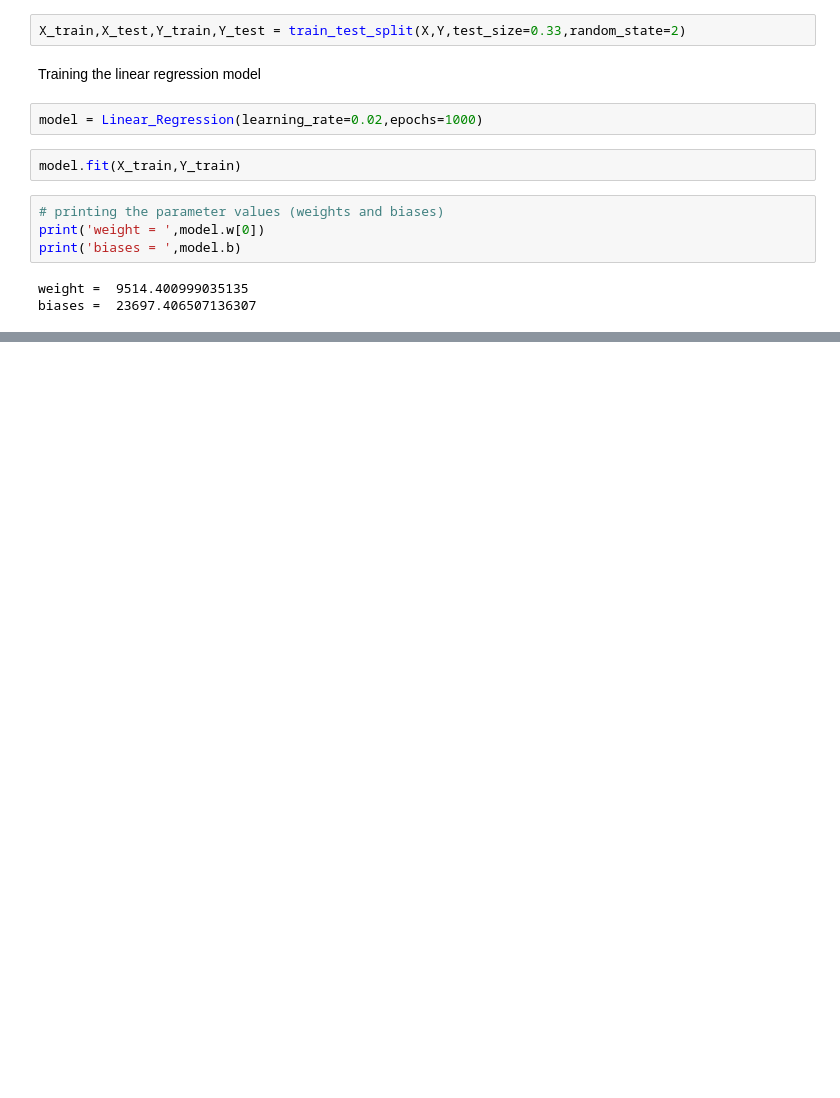
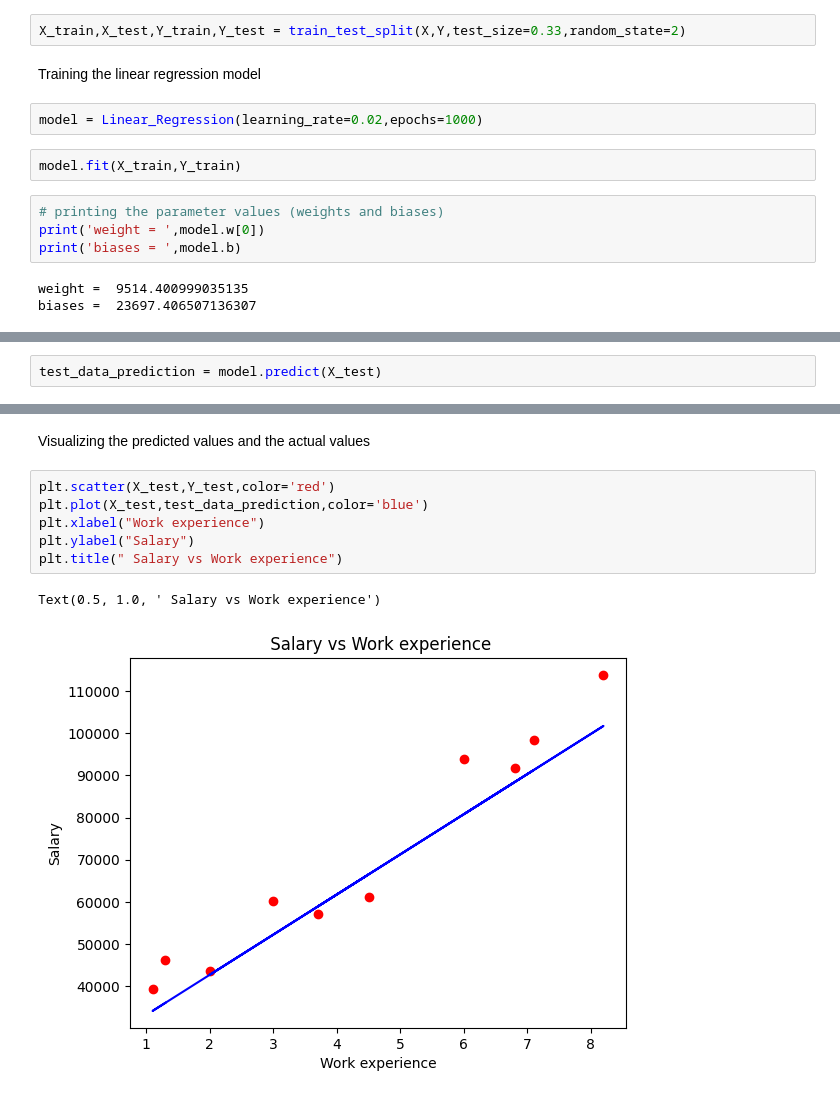
Before and after one commit to Er-Kapil/Linear-Regression-model, a Jupyter notebook: main.ipynb, the cells around one changed output, grey strips where cells are left out. Drawn from its saved outputs; the diff is of its cells as text; blank space fills up the shorter version.

Commit message:
Train the model,predict values and visualize the predicted value

```diff
--- a/main.ipynb
+++ b/main.ipynb
@@ -149,0 +152,2 @@ biases =  23697.406507136307
+# %%
+test_data_prediction = model.predict(X_test)
@@ -149,0 +167,11 @@ biases =  23697.406507136307
+# %% [markdown]
+Visualizing the predicted values and the actual values
+# %%
+plt.scatter(X_test,Y_test,color='red')
+plt.plot(X_test,test_data_prediction,color='blue')
+plt.xlabel("Work experience")
+plt.ylabel("Salary")
+plt.title(" Salary vs Work experience")
+# %% [output]
+Text(0.5, 1.0, ' Salary vs Work experience')
+[figure, added]
```
Also changed, not shown: parts of 2 cells of this notebook.
